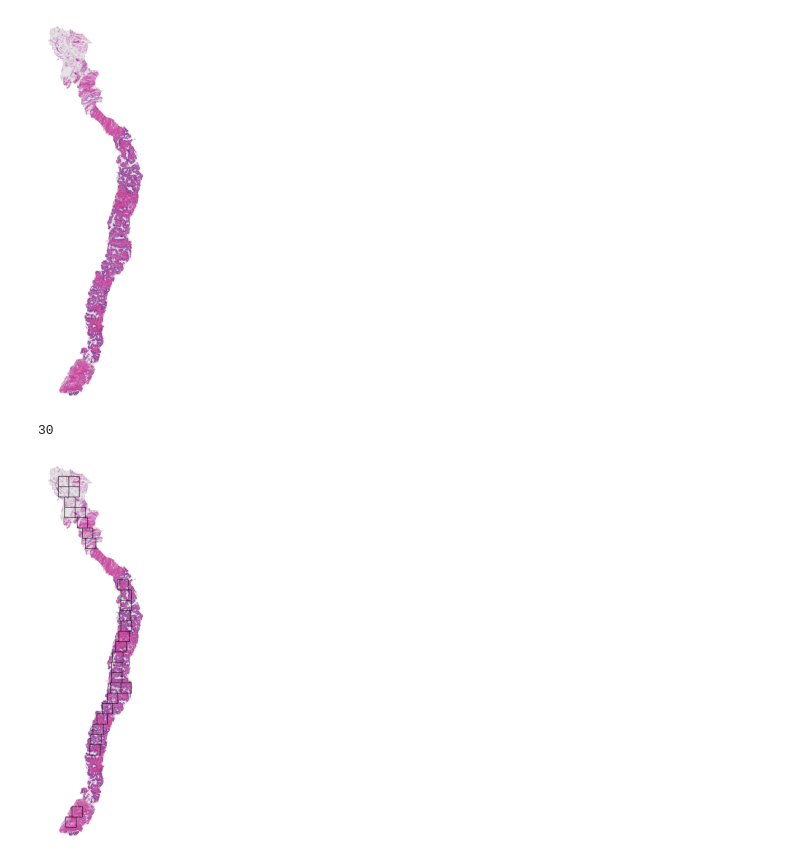
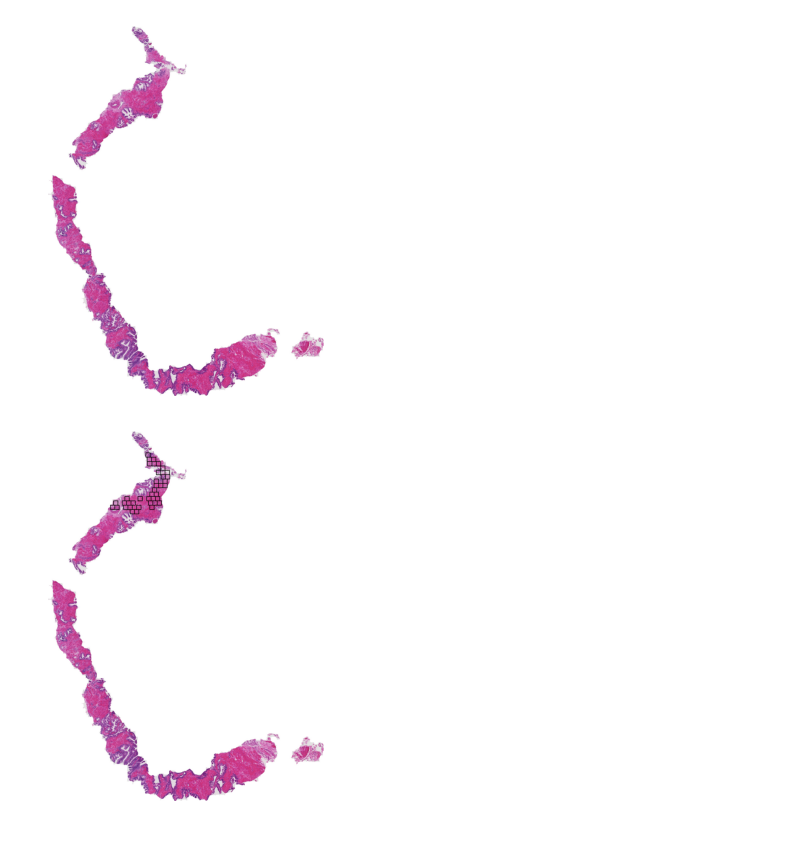
Before and after one commit to BraveCactus/Programing_4Semester, a Jupyter notebook: Computer_Vision/Homework_CV/homework_3/Task_3.ipynb, the cells around one changed output. Saved outputs shown, nothing was run; the diff lists cells and outputs as text; code cells hidden in the pictures.

```diff
--- a/Computer_Vision/Homework_CV/homework_3/Task_3.ipynb
+++ b/Computer_Vision/Homework_CV/homework_3/Task_3.ipynb
@@ -123,45 +123,39 @@ def get_cancer_cells(image, cell_size, cell_number):
         else:
             i += 1
 
     #Сортируем по количеству раковых образований в ячейке, оставляем те, которые содержат больше всего информации
     suitable_cells.sort(key=lambda cell: cell.cancer_amount, reverse=True)
     del suitable_cells[cell_number:]
 
     return suitable_cells
 
 
-cell_size = 150
-
-image = cv2.imread('cells/train3_1.jpeg')
+#Исходное изображение:
+image = cv2.imread('cells/train0_1.jpeg')
 image = cv2.cvtColor(image, cv2.COLOR_BGR2RGB)
 
 plt.imshow(image, cmap = 'gray')
 plt.axis('off')
 plt.show()
 
-
-cells = get_cancer_cells(image, cell_size, 30)
-
-print(len(cells))
-
-# for i in range(len(res)):
-#     plt.imshow(res[i][2], cmap = 'gray')
-#     plt.axis('off')
-#     plt.show()
+#Выделяем на исходном изображении ячейки
+cell_size = 100 #Размер ячейки
+cell_number = 40 #Количество ячеек
+cells = get_cancer_cells(image, cell_size, cell_number)
 
 for cell in cells:
     cv2.rectangle(image, (cell.x, cell.y), (cell.x + cell_size, cell.y + cell_size), (0, 0, 0), 6)
 
 plt.imshow(image, cmap = 'gray')
 plt.axis('off')
 plt.show()
 
+#Выводим полученные ячейки на белом фоне
 combined_cells = combine_images_on_background(cells)
 
 plt.imshow(combined_cells, cmap = 'gray')
 plt.axis('off')
 plt.show()
 # %% [output]
-[figure, old version]
+[figure, new version]
-30
-[figure, old version]
+[figure, new version]
```
Also changed, not shown: parts of 1 cell of this notebook.
